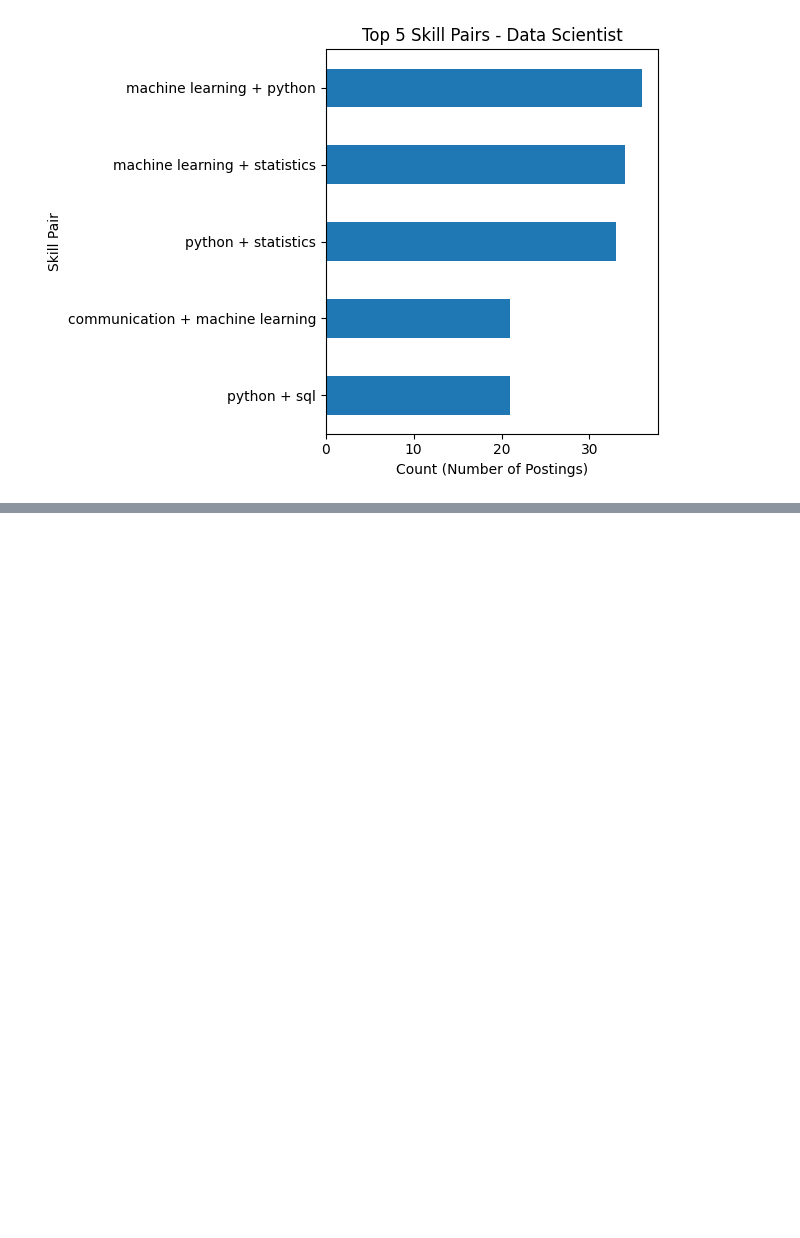
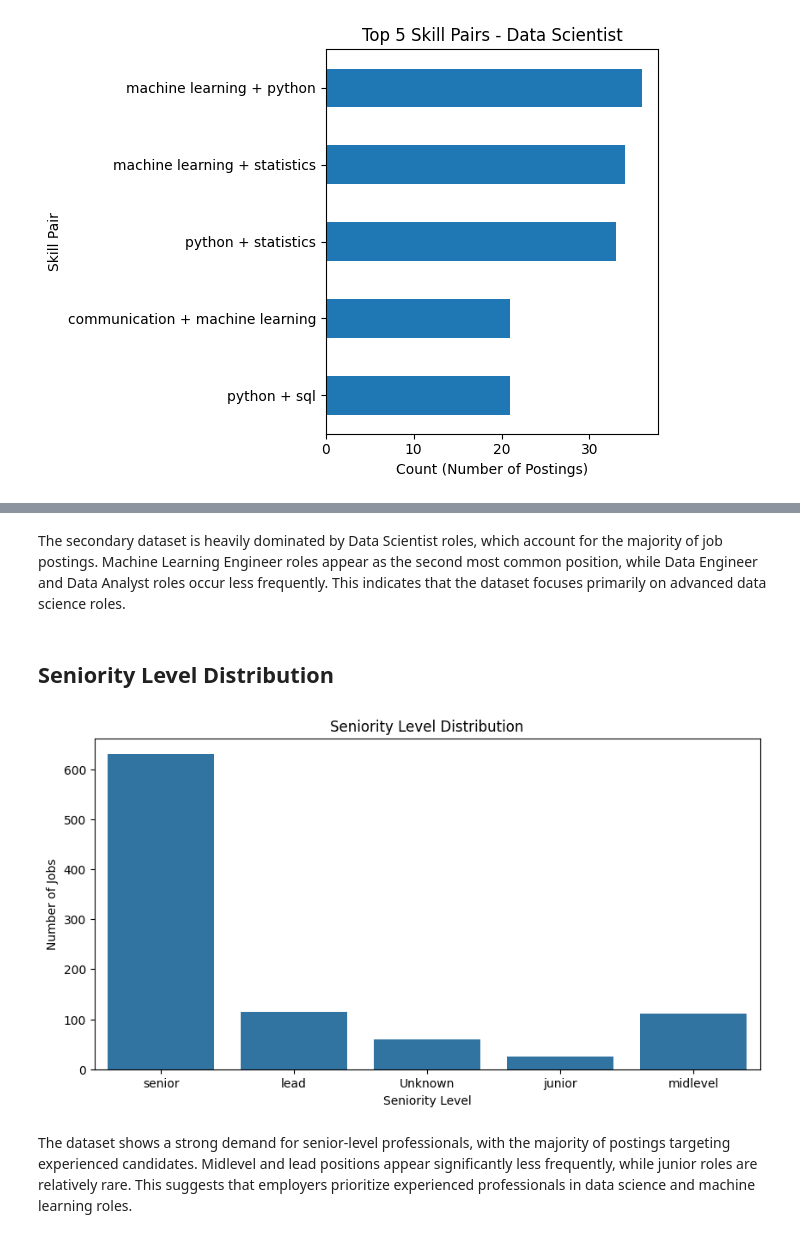
Before and after one commit to SaraAljuraybah/saudi-tech-job-skills-analysis, a Jupyter notebook: notebooks/data_collection.ipynb, the cells around one changed output, grey strips where cells are left out. Drawn from its saved outputs; the diff is of its cells as text; code cells hidden in the pictures; blank space fills up the shorter version.

Commit message:
Secondary EDA

```diff
--- a/notebooks/data_collection.ipynb
+++ b/notebooks/data_collection.ipynb
@@ -641,0 +775,17 @@ for role in roles_to_show:
+# %% [markdown]
+The secondary dataset is heavily dominated by Data Scientist roles, which account for the majority of job postings. Machine Learning Engineer roles appear as the second most common position, while Data Engineer and Data Analyst roles occur less frequently. This indicates that the dataset focuses primarily on advanced data science roles.
+# %% [markdown]
+## Seniority Level Distribution
+# %%
+dfs['seniority_level'].value_counts()
+
+plt.figure(figsize=(10,5))
+sns.countplot(x=dfs['seniority_level'])
+plt.title("Seniority Level Distribution")
+plt.xlabel("Seniority Level")
+plt.ylabel("Number of Jobs")
+plt.show()
+# %% [output]
+[figure, added]
+# %% [markdown]
+The dataset shows a strong demand for senior-level professionals, with the majority of postings targeting experienced candidates. Midlevel and lead positions appear significantly less frequently, while junior roles are relatively rare. This suggests that employers prioritize experienced professionals in data science and machine learning roles.
```
Also changed, not shown: parts of 25 cells of this notebook.
